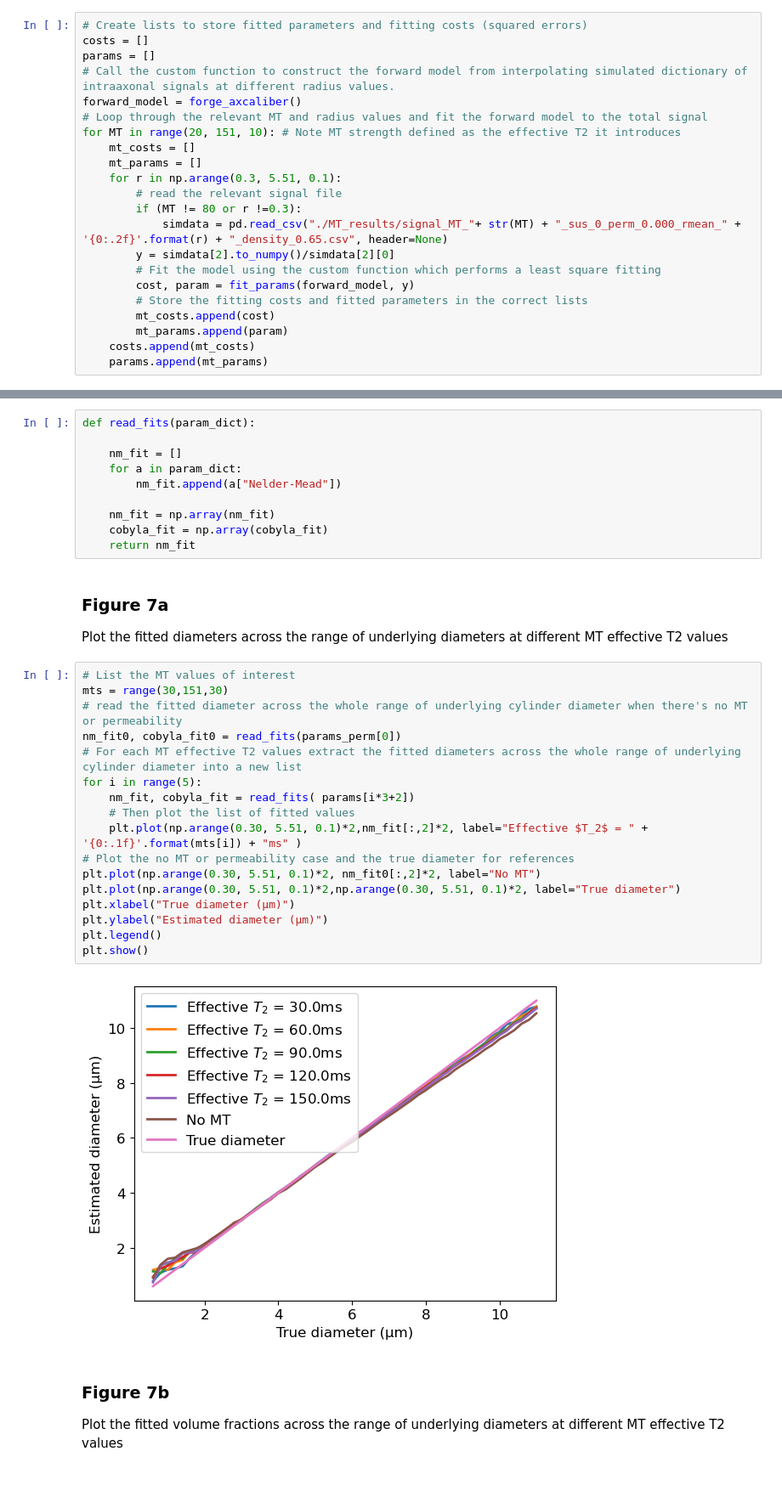
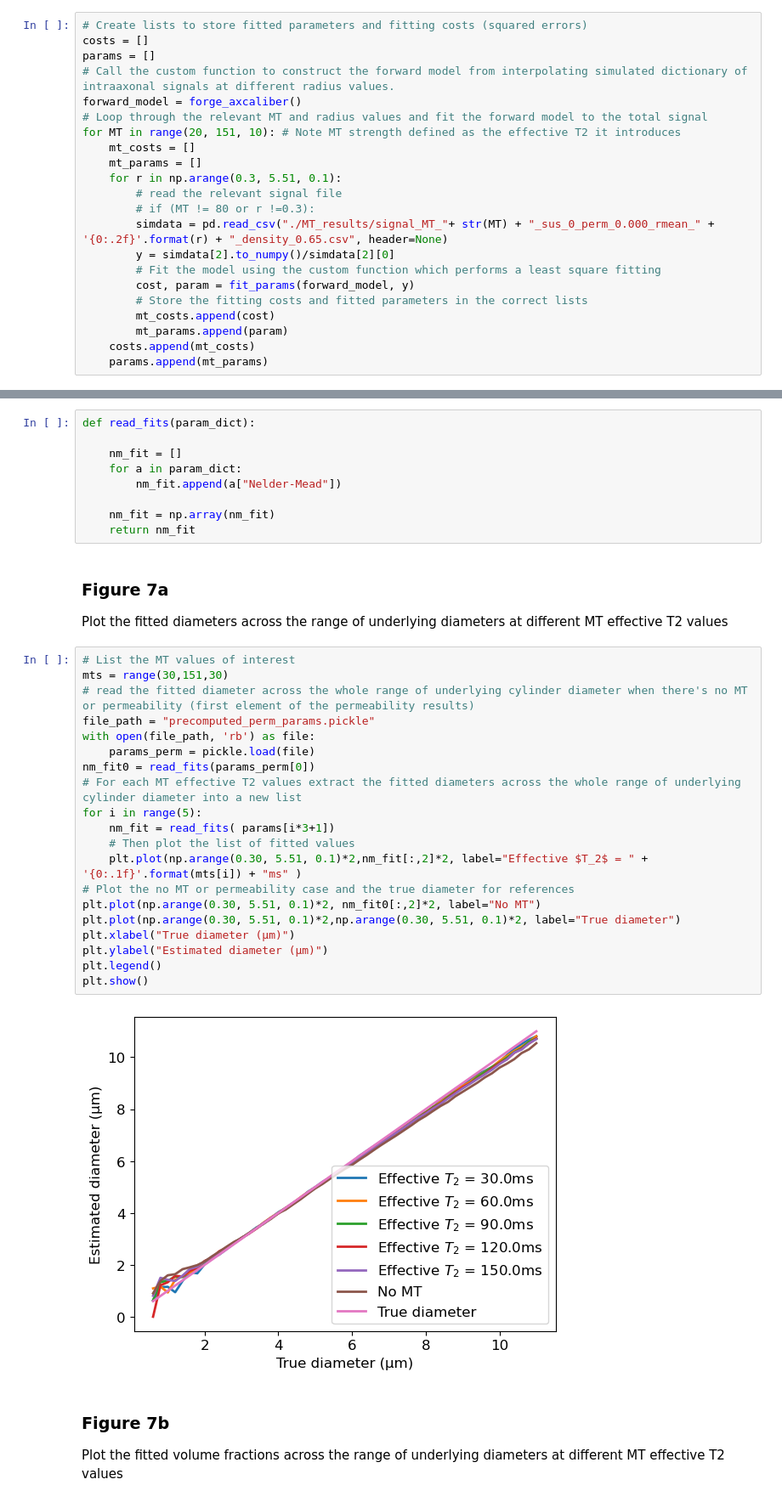
Before and after one commit to zhiyuzheng1769/MT-and-permeability-effect-on-two-compartment-dMRI-WM-model, a Jupyter notebook: fixed_diameter/MT figures.ipynb, the cells around one changed output, grey strips where cells are left out. Shown at 85% size. Drawn from its saved outputs; the diff is of its cells as text.

Commit message:
Almost finished fixed_diameter (MT=80, r=0.3 signal missing) and finished distributed diameter case up to figure reproduction

```diff
--- a/fixed_diameter/MT figures.ipynb
+++ b/fixed_diameter/MT figures.ipynb
@@ -34,8 +34,8 @@ for MT in range(20, 151, 10): # Note MT strength defined as the effective T2 it
     mt_params = []
     for r in np.arange(0.3, 5.51, 0.1):
         # read the relevant signal file
-        if (MT != 80 or r !=0.3):
-            simdata = pd.read_csv("./MT_results/signal_MT_"+ str(MT) + "_sus_0_perm_0.000_rmean_" + '{0:.2f}'.format(r) + "_density_0.65.csv", header=None)
+        # if (MT != 80 or r !=0.3):
+        simdata = pd.read_csv("./MT_results/signal_MT_"+ str(MT) + "_sus_0_perm_0.000_rmean_" + '{0:.2f}'.format(r) + "_density_0.65.csv", header=None)
         y = simdata[2].to_numpy()/simdata[2][0]
         # Fit the model using the custom function which performs a least square fitting
         cost, param = fit_params(forward_model, y)
@@ -65,7 +63,6 @@ def read_fits(param_dict):
         nm_fit.append(a["Nelder-Mead"])
 
     nm_fit = np.array(nm_fit)
-    cobyla_fit = np.array(cobyla_fit)
     return nm_fit
 # %% [markdown]
 ### Figure 7a
@@ -73,22 +70,25 @@ Plot the fitted diameters across the range of underlying diameters at different
 # %%
 # List the MT values of interest
 mts = range(30,151,30)
-# read the fitted diameter across the whole range of underlying cylinder diameter when there's no MT or permeability
-nm_fit0, cobyla_fit0 = read_fits(params_perm[0])
+# read the fitted diameter across the whole range of underlying cylinder diameter when there's no MT or permeability (first element of the permeability results)
+file_path = "precomputed_perm_params.pickle"
+with open(file_path, 'rb') as file:
+    params_perm = pickle.load(file)
+nm_fit0 = read_fits(params_perm[0])
 # For each MT effective T2 values extract the fitted diameters across the whole range of underlying cylinder diameter into a new list
 for i in range(5):
-    nm_fit, cobyla_fit = read_fits( params[i*3+2])
+    nm_fit = read_fits( params[i*3+1])
     # Then plot the list of fitted values
     plt.plot(np.arange(0.30, 5.51, 0.1)*2,nm_fit[:,2]*2, label="Effective $T_2$ = " + '{0:.1f}'.format(mts[i]) + "ms" )
 # Plot the no MT or permeability case and the true diameter for references
 plt.plot(np.arange(0.30, 5.51, 0.1)*2, nm_fit0[:,2]*2, label="No MT")
 plt.plot(np.arange(0.30, 5.51, 0.1)*2,np.arange(0.30, 5.51, 0.1)*2, label="True diameter")
 plt.xlabel("True diameter (μm)")
 plt.ylabel("Estimated diameter (μm)")
 plt.legend()
 plt.show()
 # %% [output]
-[figure, old version]
+[figure, new version]
 # %% [markdown]
 ### Figure 7b
 Plot the fitted volume fractions across the range of underlying diameters at different MT effective T2 values
```
Also changed, not shown: parts of 2 cells of this notebook, 17 other files.
